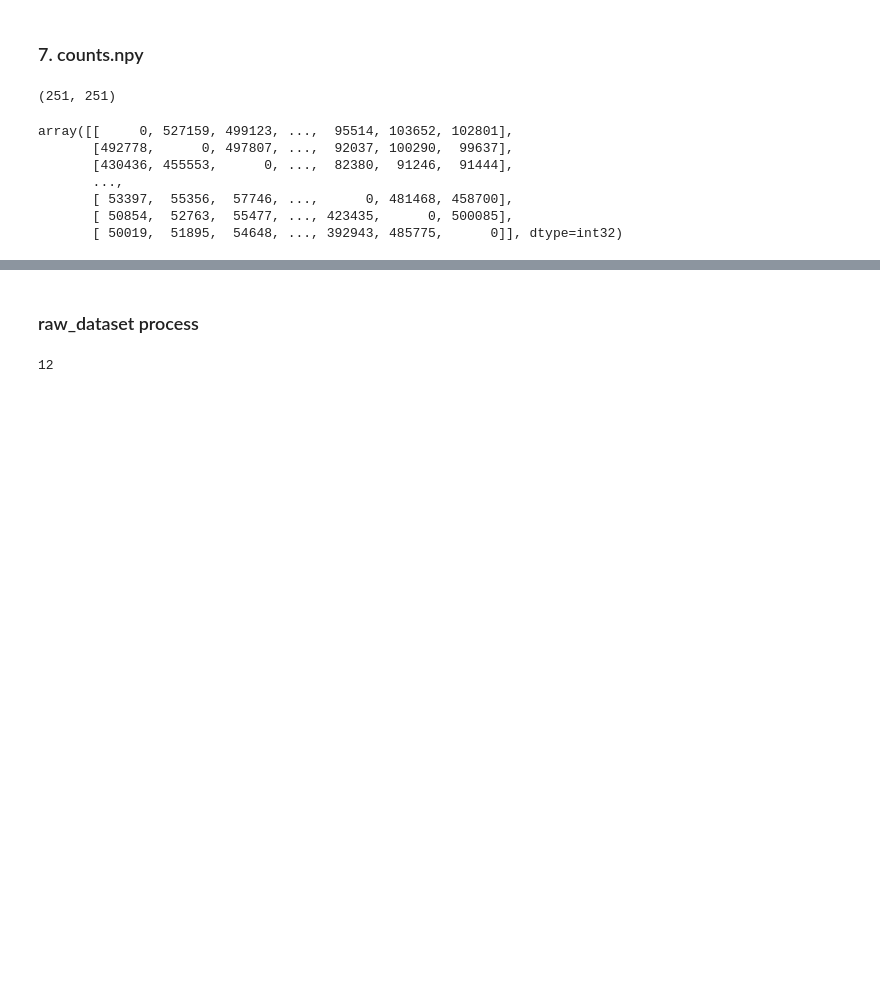
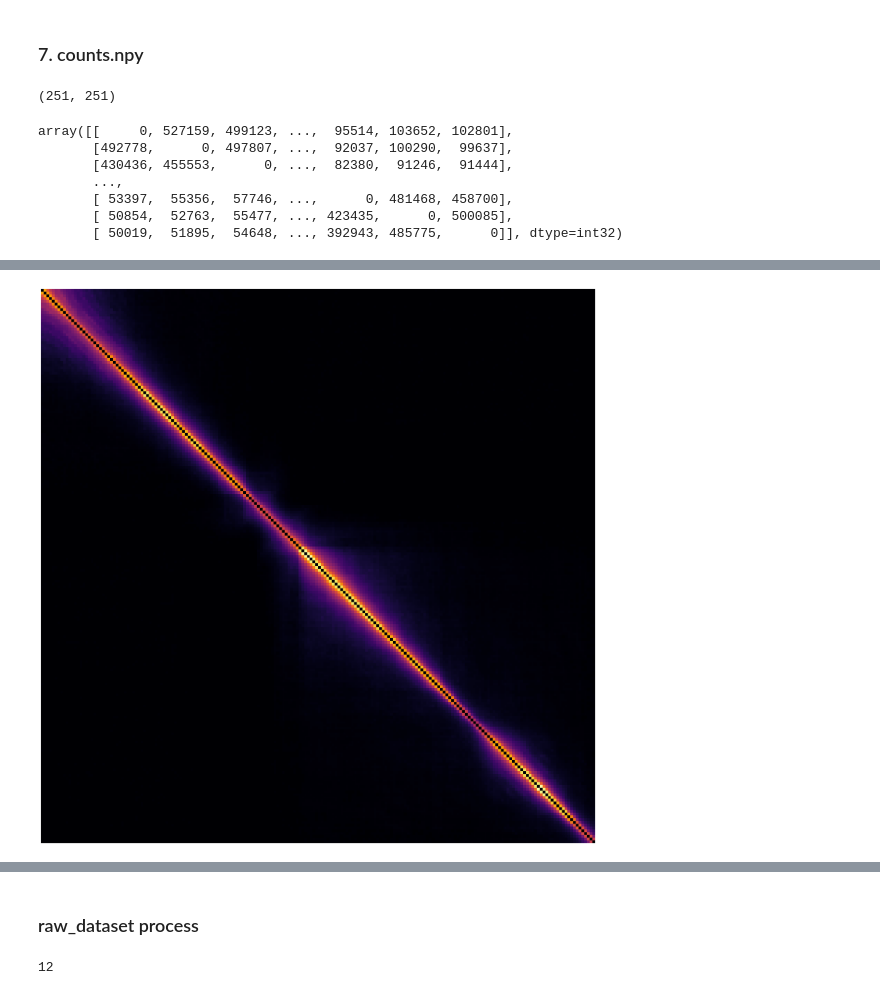
Before and after one commit to Billy1203/AdaptiveSurfelMapping, a Jupyter notebook: pre-processing.ipynb, the cells around one changed output, grey strips where cells are left out. Drawn from its saved outputs; the diff is of its cells as text; code cells hidden in the pictures; blank space fills up the shorter version.

```diff
--- a/pre-processing.ipynb
+++ b/pre-processing.ipynb
@@ -394,0 +485,38 @@ array([[     0, 527159, 499123, ...,  95514, 103652, 102801],
+# %%
+import numpy as np
+import matplotlib.pyplot as plt
+
+# 创建一个200行200列的全零矩阵
+confusion_matrix = np.zeros((200, 200))
+
+# 打开文本文件
+with open('/home/yiheng/Surfel/dataset/colmap1/export.txt', 'r') as file:
+    # 逐行读取文件内容
+    for line in file:
+        # 解析文件名和数值
+        filename1, filename2, value = line.split()
+
+        # 将文件名转换为对应的行索引和列索引
+        row_index = int(filename1[:-4]) - 1
+        col_index = int(filename2[:-4]) - 1
+
+        # 将数值存储到混淆矩阵的相应位置
+        confusion_matrix[row_index, col_index] = int(value)
+
+# 补全矩阵
+confusion_matrix = confusion_matrix + confusion_matrix.T - np.diag(confusion_matrix.diagonal())
+
+plt.figure(figsize=(20, 20))
+# 绘制热力图
+plt.imshow(confusion_matrix, cmap='inferno')
+
+# 关闭坐标轴显示
+plt.axis('off')
+
+# 调整图像布局
+plt.tight_layout()
+
+# 显示图像
+plt.show()
+# %% [output]
+[figure, added]
```
Also changed, not shown: parts of 18 cells of this notebook.
